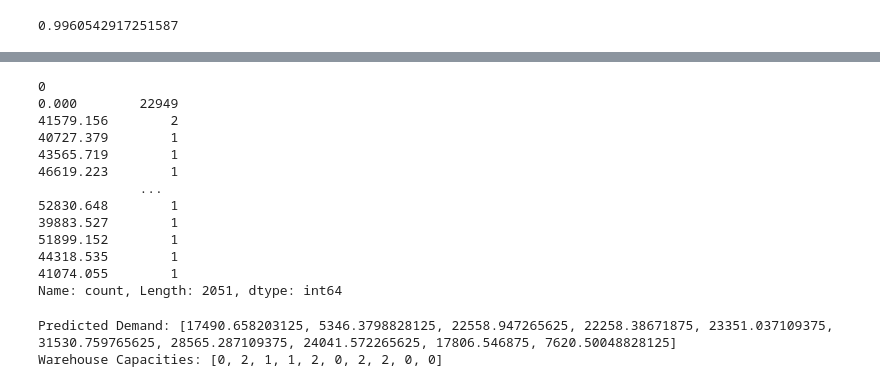
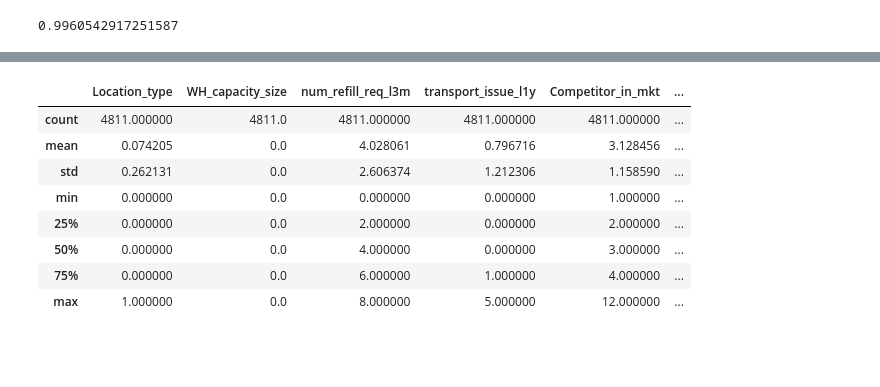
Before and after one commit to stoicsapien1/Summer-Intern-ISI, a Jupyter notebook: Notebook/Supply Chain.ipynb, the cells around one changed output, grey strips where cells are left out. Drawn from its saved outputs; the diff is of its cells as text; code cells hidden in the pictures; blank space fills up the shorter version.

```diff
--- a/Notebook/Supply Chain.ipynb
+++ b/Notebook/Supply Chain.ipynb
@@ -757,31 +637,16 @@ d
-# %%
-d[0].value_counts()
-# %% [output]
-0
-0.000        22949
-41579.156        2
-40727.379        1
-43565.719        1
-46619.223        1
-             ...
-52830.648        1
-39883.527        1
-51899.152        1
-44318.535        1
-41074.055        1
-Name: count, Length: 2051, dtype: int64
-# %%
-predicted_demand = xgb.predict(X_transformed)
-
-# Convert predicted demand to list
-predicted_demand = predicted_demand.tolist()
-
-# Ensure non-negative predicted demand
-predicted_demand = [max(0, demand) for demand in predicted_demand]
-
-# Extract warehouse capacities
-print(f"Predicted Demand: {predicted_demand[:10]}")
-print(f"Warehouse Capacities: {warehouse_capacities[:10]}")
-# %% [output]
-Predicted Demand: [17490.658203125, 5346.3798828125, 22558.947265625, 22258.38671875, 23351.037109375, 31530.759765625, 28565.287109375, 24041.572265625, 17806.546875, 7620.50048828125]
-Warehouse Capacities: [0, 2, 1, 1, 2, 0, 2, 2, 0, 0]
+# %%
+wh=df.groupby("WH_capacity_size")
+# %%
+a=wh.get_group(0)
+# %%
+a.describe()
+# %% [output]
+|  | Location_type | WH_capacity_size | num_refill_req_l3m | transport_issue_l1y | Competitor_in_mkt | ... |
+| count | 4811.000000 | 4811.0 | 4811.000000 | 4811.000000 | 4811.000000 | ... |
+| mean | 0.074205 | 0.0 | 4.028061 | 0.796716 | 3.128456 | ... |
+| std | 0.262131 | 0.0 | 2.606374 | 1.212306 | 1.158590 | ... |
+| min | 0.000000 | 0.0 | 0.000000 | 0.000000 | 1.000000 | ... |
+| 25% | 0.000000 | 0.0 | 2.000000 | 0.000000 | 2.000000 | ... |
+| 50% | 0.000000 | 0.0 | 4.000000 | 0.000000 | 3.000000 | ... |
+| 75% | 0.000000 | 0.0 | 6.000000 | 1.000000 | 4.000000 | ... |
+| max | 1.000000 | 0.0 | 8.000000 | 5.000000 | 12.000000 | ... |
```
Also changed, not shown: parts of 9 cells of this notebook, 1 other file.
